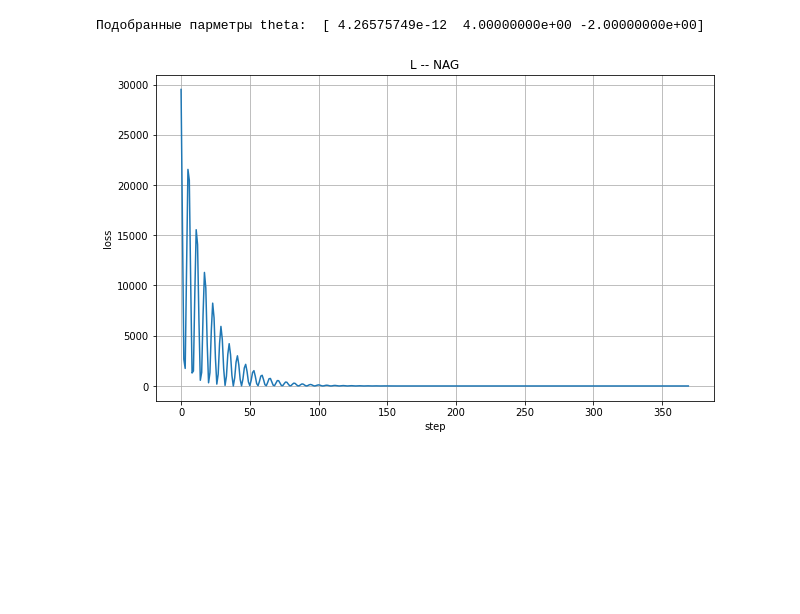
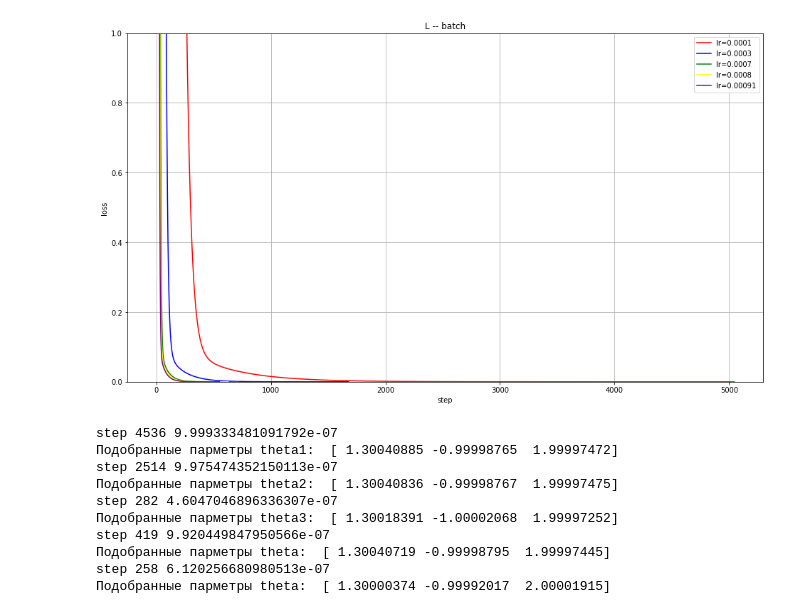
Before and after one commit to ivanov17andrey/nag_batch, a Jupyter notebook: NAG_BATCH.ipynb, the cells around one changed output. Saved outputs shown, nothing was run; the diff lists cells and outputs as text; code cells hidden in the pictures; blank space fills up the shorter version.

```diff
--- a/NAG_BATCH.ipynb
+++ b/NAG_BATCH.ipynb
@@ -66,0 +51,17 @@ plt.show()
+# %%
+theta_init = np.array([1.5, 2, 4])
+theta1, loss_batch1, n1 = batch(theta_init, lr=0.0001)
+steps_arr1 = list(range(len(loss_batch1)))
+print('Подобранные парметры theta1: ', theta1)
+theta2, loss_batch2, n2 = batch(theta_init, lr=0.0003)
+steps_arr2 = list(range(len(loss_batch2)))
+print('Подобранные парметры theta2: ', theta2)
+theta3, loss_batch3, n3 = batch(theta_init, lr=0.0007)
+steps_arr3 = list(range(len(loss_batch3)))
+print('Подобранные парметры theta3: ', theta3)
+theta4, loss_batch4, n4 = batch(theta_init, lr=0.0008)
+steps_arr4 = list(range(len(loss_batch4)))
+print('Подобранные парметры theta4: ', theta4)
+theta5, loss_batch5, n5 = batch(theta_init, lr=0.00091)
+steps_arr5 = list(range(len(loss_batch5)))
+print('Подобранные парметры theta5: ', theta5)
@@ -67 +79,17 @@ plt.show()
+# %%
+fig, axx = plt.subplots(figsize=(16,9))
+axx.plot(steps_arr1, loss_batch1, label='lr=0.0001', color='red')
+axx.plot(steps_arr2, loss_batch2, label='lr=0.0003', color='blue')
+axx.plot(steps_arr3, loss_batch3, label='lr=0.0007', color='green')
+axx.plot(steps_arr4, loss_batch4, label='lr=0.0008', color='yellow')
+axx.plot(steps_arr5, loss_batch5, label='lr=0.00091', color='purple')
+plt.ylim(top=1, bottom=0)
+axx.grid()
+plt.title('L -- batch')
+plt.legend()
+axx.set_xlabel('step')
+axx.set_ylabel('loss')
+plt.show()
+# %% [output]
+[figure, added]
 # %%
@@ -82,17 +111,28 @@ def NAG(theta, e=1e-6, gamma=0.9, lr=0.0001, n=1000):
-# %%
-theta_init = np.array([0.5, 1.5, 2.5])
-theta, loss_NAG, v_history, n = NAG(theta_init, gamma=0.945, lr=0.0001, n=1000)
-steps_arr = list(range(len(loss_NAG)))
-print('Подобранные парметры theta: ', theta)
-# %% [output]
-Подобранные парметры theta:  [ 4.26575749e-12  4.00000000e+00 -2.00000000e+00]
-# %%
-fig, axx = plt.subplots(figsize=(10,6))
-axx.plot(steps_arr, loss_NAG)
-axx.grid()
-plt.title('L -- NAG')
-axx.set_xlabel('step')
-axx.set_ylabel('loss')
-plt.show()
-# %% [output]
-[figure, removed]
+# %%
+theta_init = np.array([1.5, 2, 4])
+theta1, loss_NAG1, v_history1, n1 = NAG(theta_init, gamma=0.1, lr=0.0001)
+steps_arr_NAG1 = list(range(len(loss_NAG1)))
+print('Подобранные парметры theta1: ', theta1)
+theta2, loss_NAG2, v_history2, n2 = NAG(theta_init, gamma=0.5, lr=0.0001)
+steps_arr_NAG2 = list(range(len(loss_NAG2)))
+print('Подобранные парметры theta2: ', theta2)
+theta3, loss_NAG3, v_history3, n3 = NAG(theta_init, gamma=0.93, lr=0.0001)
+steps_arr_NAG3 = list(range(len(loss_NAG3)))
+print('Подобранные парметры theta3: ', theta3)
+theta4, loss_NAG4, v_history4, n4 = NAG(theta_init, gamma=0.93, lr=0.00007)
+steps_arr_NAG4 = list(range(len(loss_NAG4)))
+print('Подобранные парметры theta: ', theta4)
+theta5, loss_NAG5, v_history5, n5 = NAG(theta_init, gamma=0.93, lr=0.0005)
+steps_arr_NAG5 = list(range(len(loss_NAG5)))
+print('Подобранные парметры theta: ', theta5)
+# %% [output]
+step 4536 9.999333481091792e-07
+Подобранные парметры theta1:  [ 1.30040885 -0.99998765  1.99997472]
+step 2514 9.975474352150113e-07
+Подобранные парметры theta2:  [ 1.30040836 -0.99998767  1.99997475]
+step 282 4.6047046896336307e-07
+Подобранные парметры theta3:  [ 1.30018391 -1.00002068  1.99997252]
+step 419 9.920449847950566e-07
+Подобранные парметры theta:  [ 1.30040719 -0.99998795  1.99997445]
+step 258 6.120256680980513e-07
+Подобранные парметры theta:  [ 1.30000374 -0.99992017  2.00001915]
```
Also changed, not shown: parts of 12 cells of this notebook.
